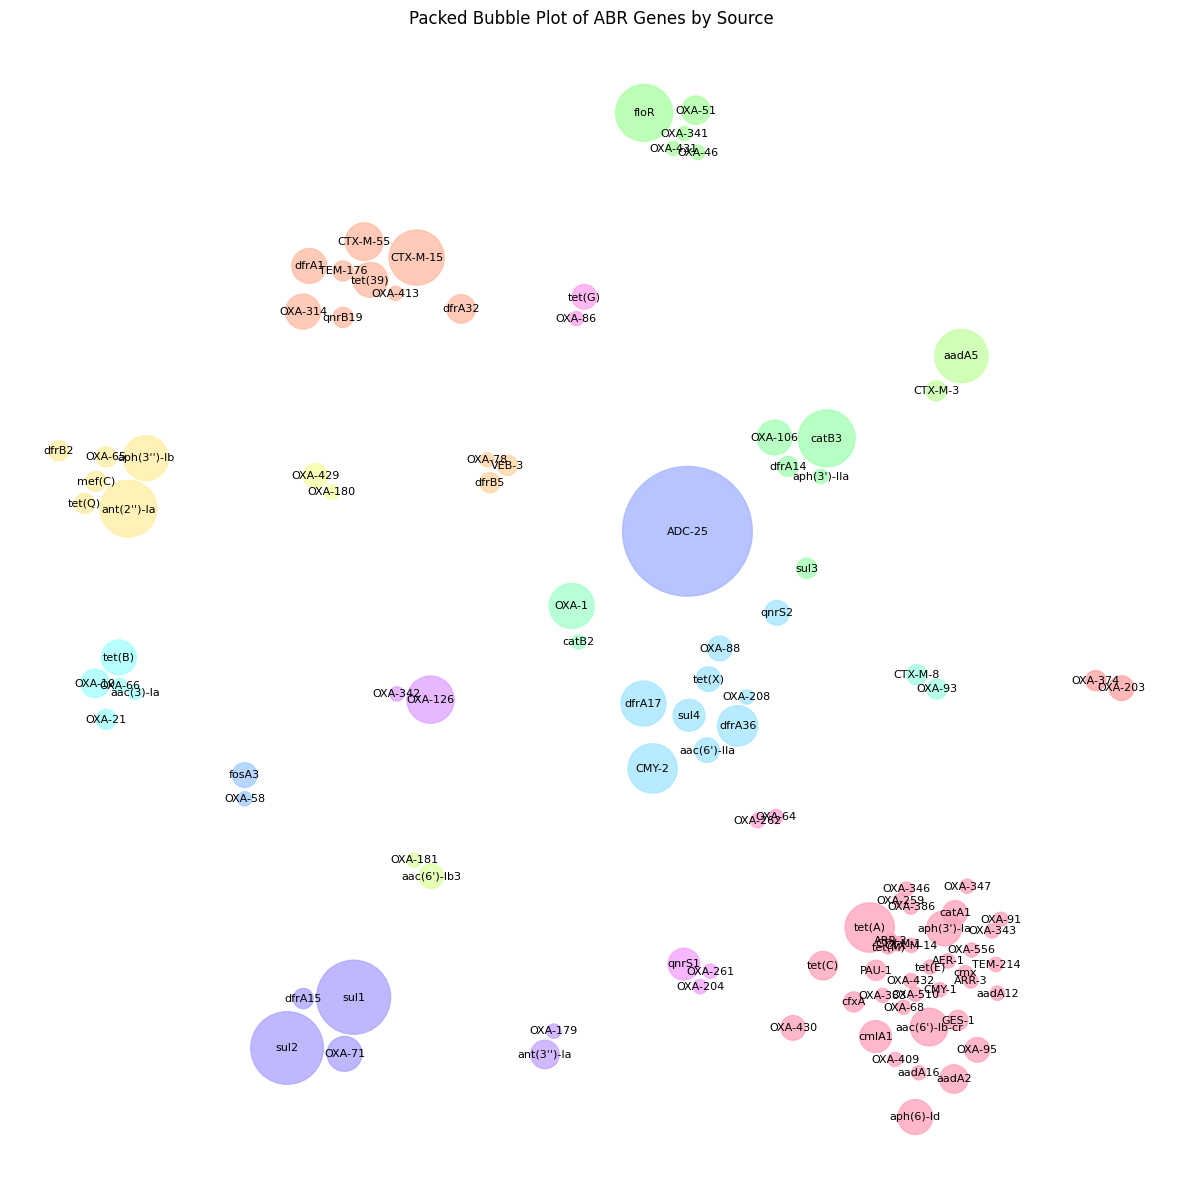
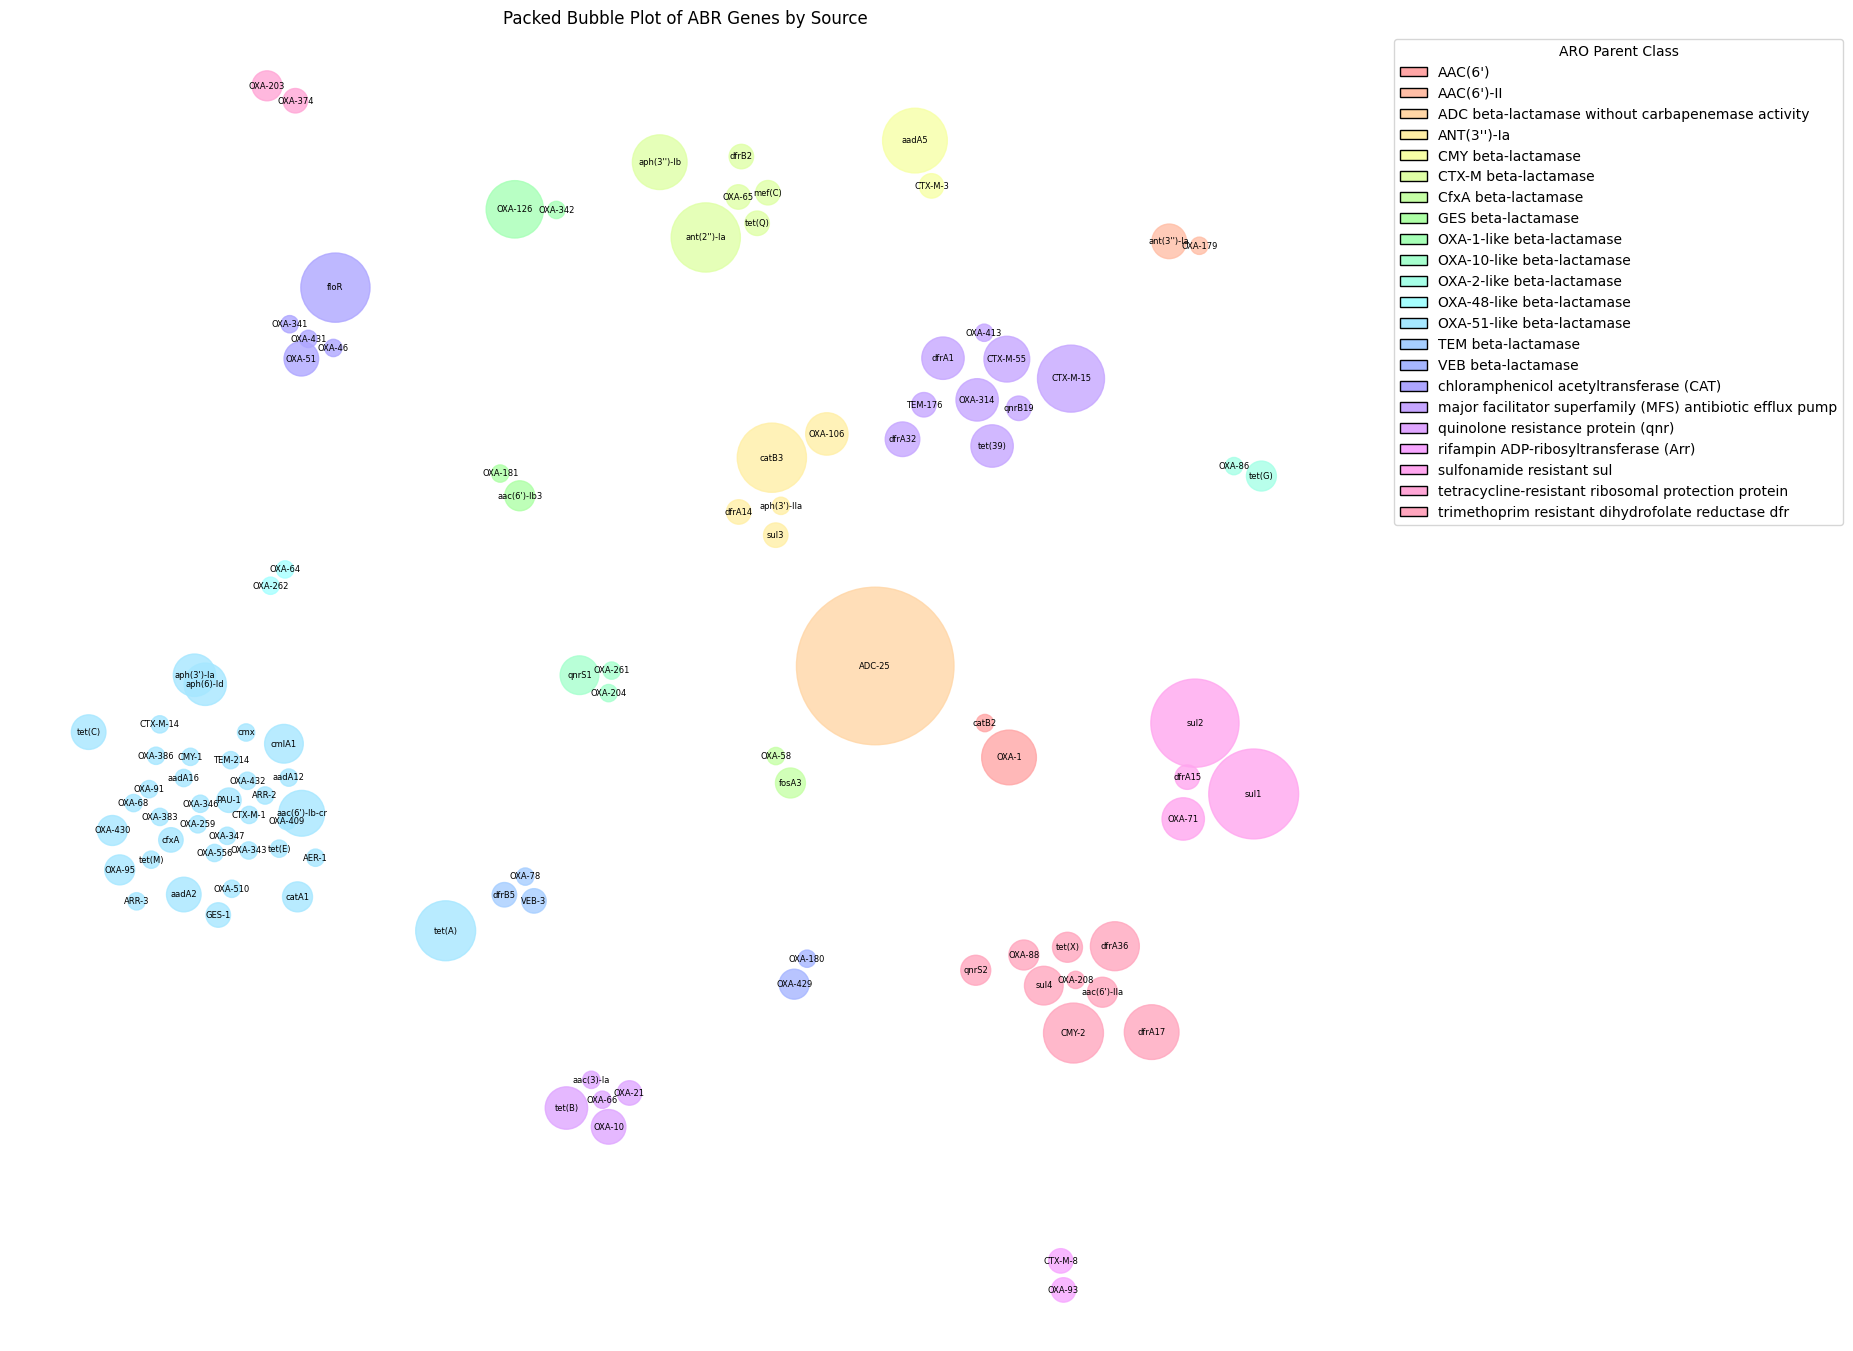
Unified diff of the notebook cell whose output changed from the first chart to the second:
--- before
+++ after
@@ -1,10 +1,10 @@
 bubble_chart = BubbleChart(
     area=df_filtered["count"],
-    parent_classes=df_filtered["aro_parent_class"],
+    parent_classes=df_filtered["aro_parent_class_label"],
     bubble_spacing=1,
 )
 
 # use pastel colors for the bubbles using a color map. Get one color for each aro_parent_class found
-hues = np.linspace(0, 1, df_filtered['aro_parent_class'].nunique(), endpoint=False)
+hues = np.linspace(0, 1, df_filtered['aro_parent_class_label'].nunique(), endpoint=False)
 
 # pastel colors: low saturation + high value
@@ -15,5 +15,5 @@
 ## Create the plot
 
-fig, ax = plt.subplots(figsize=(15, 15))
+fig, ax = plt.subplots(figsize=(20, 17))
 
 bubble_chart.plot(
@@ -22,4 +22,5 @@
     colors=colors
 )
+plt.subplots_adjust(right=0.80)
 plt.title("Packed Bubble Plot of ABR Genes by Source")
 plt.axis("equal")

Commit: build: made the legend not overlaping the figure